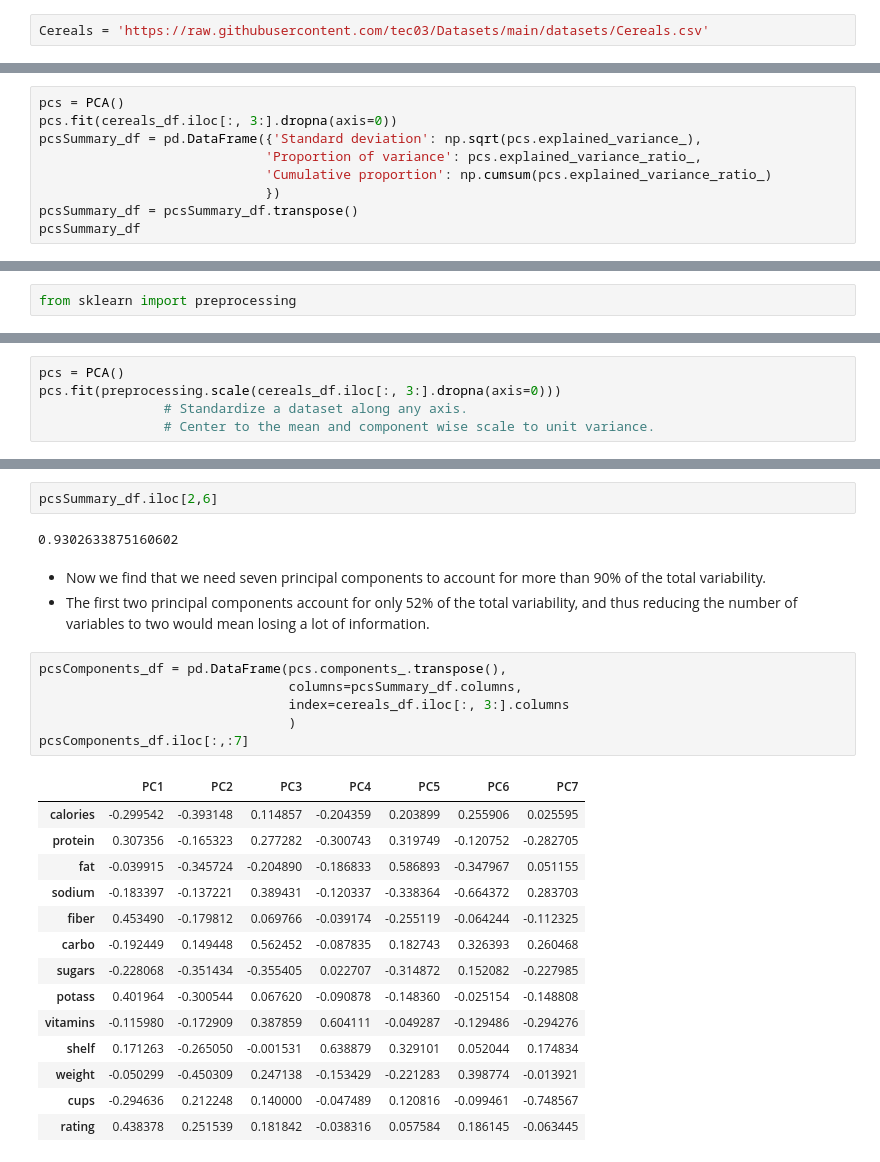
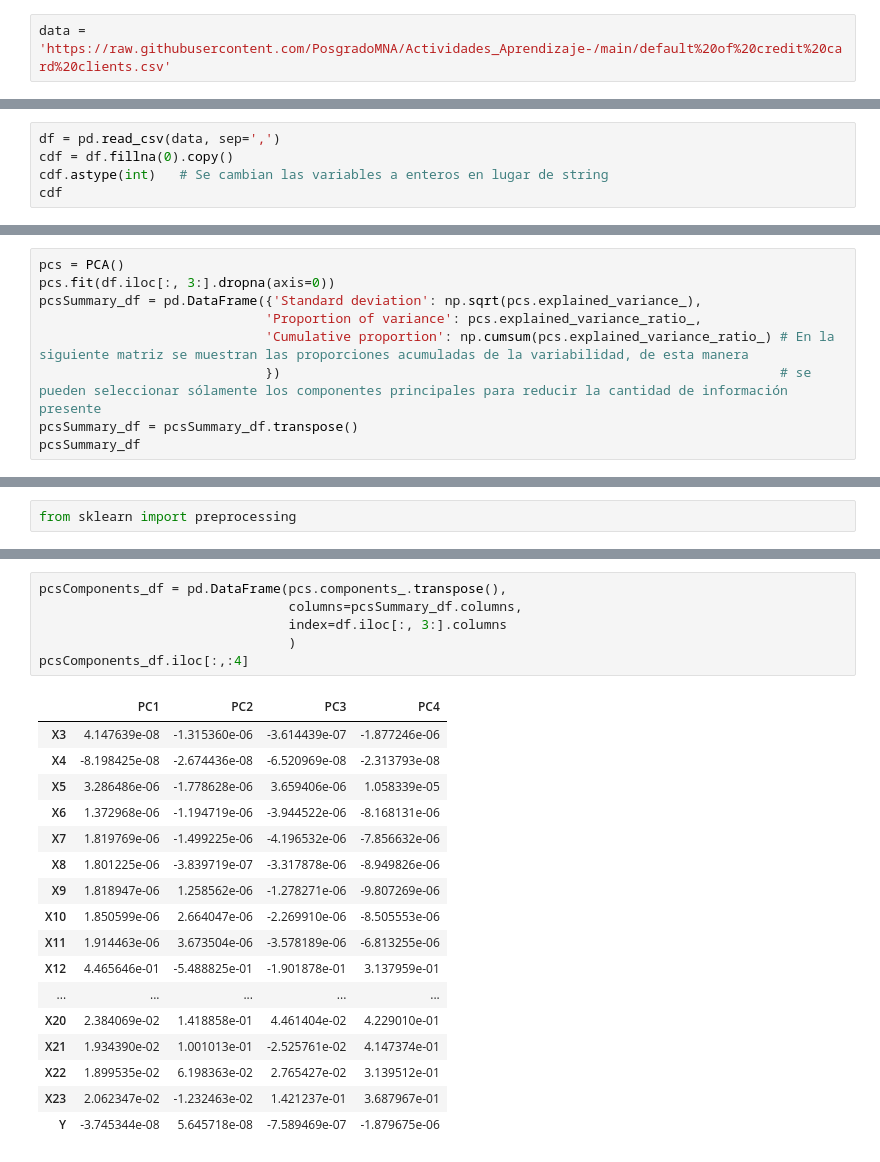
Before and after one commit to PosgradoMNA/actividades-del-projecto-equipo_36, a Jupyter notebook: Actividad_Semana_4_Ciencia_de_Datos.ipynb, the cells around one changed output, grey strips where cells are left out. Saved outputs shown, nothing was run; the diff lists cells and outputs as text.

```diff
--- a/Actividad_Semana_4_Ciencia_de_Datos.ipynb
+++ b/Actividad_Semana_4_Ciencia_de_Datos.ipynb
@@ -14,2 +8,2 @@ import numpy as np
 # %%
-Cereals = 'https://raw.githubusercontent.com/tec03/Datasets/main/datasets/Cereals.csv'
+data = 'https://raw.githubusercontent.com/PosgradoMNA/Actividades_Aprendizaje-/main/default%20of%20credit%20card%20clients.csv'
@@ -50,0 +10,5 @@ ndf.corr()
+# %%
+df = pd.read_csv(data, sep=',')
+cdf = df.fillna(0).copy()
+cdf.astype(int)   # Se cambian las variables a enteros en lugar de string
+cdf
@@ -281,10 +243,10 @@ df.calories.var() + df.rating.var()
 # %%
 pcs = PCA()
-pcs.fit(cereals_df.iloc[:, 3:].dropna(axis=0))
+pcs.fit(df.iloc[:, 3:].dropna(axis=0))
 pcsSummary_df = pd.DataFrame({'Standard deviation': np.sqrt(pcs.explained_variance_),
                              'Proportion of variance': pcs.explained_variance_ratio_,
-                             'Cumulative proportion': np.cumsum(pcs.explained_variance_ratio_)
-                             })
+                             'Cumulative proportion': np.cumsum(pcs.explained_variance_ratio_) # En la siguiente matriz se muestran las proporciones acumuladas de la variabilidad, de esta manera
+                             })                                                                # se pueden seleccionar sólamente los componentes principales para reducir la cantidad de información presente
 pcsSummary_df = pcsSummary_df.transpose()
 pcsSummary_df
 # %% [output]
@@ -445,5 +391,0 @@ cereals_df.iloc[:, 3:].head()
-# %%
-pcs = PCA()
-pcs.fit(preprocessing.scale(cereals_df.iloc[:, 3:].dropna(axis=0)))
-                # Standardize a dataset along any axis.
-                # Center to the mean and component wise scale to unit variance.
@@ -466,28 +417,24 @@ pcsSummary_df.round(4)
-# %%
-pcsSummary_df.iloc[2,6]
-# %% [output]
-0.9302633875160602
-# %% [markdown]
-* Now we find that we need seven principal components to account for more than 90% of the total variability.
-* The first two principal components account for only 52% of the total variability, and thus reducing the number of variables to two would mean losing a lot of information.
 # %%
 pcsComponents_df = pd.DataFrame(pcs.components_.transpose(),
                                 columns=pcsSummary_df.columns,
-                                index=cereals_df.iloc[:, 3:].columns
+                                index=df.iloc[:, 3:].columns
                                 )
-pcsComponents_df.iloc[:,:7]
+pcsComponents_df.iloc[:,:4]
 # %% [output]
-|  | PC1 | PC2 | PC3 | PC4 | PC5 | PC6 | PC7 |
-| calories | -0.299542 | -0.393148 | 0.114857 | -0.204359 | 0.203899 | 0.255906 | 0.025595 |
-| protein | 0.307356 | -0.165323 | 0.277282 | -0.300743 | 0.319749 | -0.120752 | -0.282705 |
-| fat | -0.039915 | -0.345724 | -0.204890 | -0.186833 | 0.586893 | -0.347967 | 0.051155 |
-| sodium | -0.183397 | -0.137221 | 0.389431 | -0.120337 | -0.338364 | -0.664372 | 0.283703 |
-| fiber | 0.453490 | -0.179812 | 0.069766 | -0.039174 | -0.255119 | -0.064244 | -0.112325 |
-| carbo | -0.192449 | 0.149448 | 0.562452 | -0.087835 | 0.182743 | 0.326393 | 0.260468 |
-| sugars | -0.228068 | -0.351434 | -0.355405 | 0.022707 | -0.314872 | 0.152082 | -0.227985 |
-| potass | 0.401964 | -0.300544 | 0.067620 | -0.090878 | -0.148360 | -0.025154 | -0.148808 |
-| vitamins | -0.115980 | -0.172909 | 0.387859 | 0.604111 | -0.049287 | -0.129486 | -0.294276 |
-| shelf | 0.171263 | -0.265050 | -0.001531 | 0.638879 | 0.329101 | 0.052044 | 0.174834 |
-| weight | -0.050299 | -0.450309 | 0.247138 | -0.153429 | -0.221283 | 0.398774 | -0.013921 |
-| cups | -0.294636 | 0.212248 | 0.140000 | -0.047489 | 0.120816 | -0.099461 | -0.748567 |
-| rating | 0.438378 | 0.251539 | 0.181842 | -0.038316 | 0.057584 | 0.186145 | -0.063445 |
+|  | PC1 | PC2 | PC3 | PC4 |
+| X3 | 4.147639e-08 | -1.315360e-06 | -3.614439e-07 | -1.877246e-06 |
+| X4 | -8.198425e-08 | -2.674436e-08 | -6.520969e-08 | -2.313793e-08 |
+| X5 | 3.286486e-06 | -1.778628e-06 | 3.659406e-06 | 1.058339e-05 |
+| X6 | 1.372968e-06 | -1.194719e-06 | -3.944522e-06 | -8.168131e-06 |
+| X7 | 1.819769e-06 | -1.499225e-06 | -4.196532e-06 | -7.856632e-06 |
+| X8 | 1.801225e-06 | -3.839719e-07 | -3.317878e-06 | -8.949826e-06 |
+| X9 | 1.818947e-06 | 1.258562e-06 | -1.278271e-06 | -9.807269e-06 |
+| X10 | 1.850599e-06 | 2.664047e-06 | -2.269910e-06 | -8.505553e-06 |
+| X11 | 1.914463e-06 | 3.673504e-06 | -3.578189e-06 | -6.813255e-06 |
+| X12 | 4.465646e-01 | -5.488825e-01 | -1.901878e-01 | 3.137959e-01 |
+| ... | ... | ... | ... | ... |
+| X20 | 2.384069e-02 | 1.418858e-01 | 4.461404e-02 | 4.229010e-01 |
+| X21 | 1.934390e-02 | 1.001013e-01 | -2.525761e-02 | 4.147374e-01 |
+| X22 | 1.899535e-02 | 6.198363e-02 | 2.765427e-02 | 3.139512e-01 |
+| X23 | 2.062347e-02 | -1.232463e-02 | 1.421237e-01 | 3.687967e-01 |
+| Y | -3.745344e-08 | 5.645718e-08 | -7.589469e-07 | -1.879675e-06 |
```
Also changed, not shown: parts of 80 cells of this notebook.
